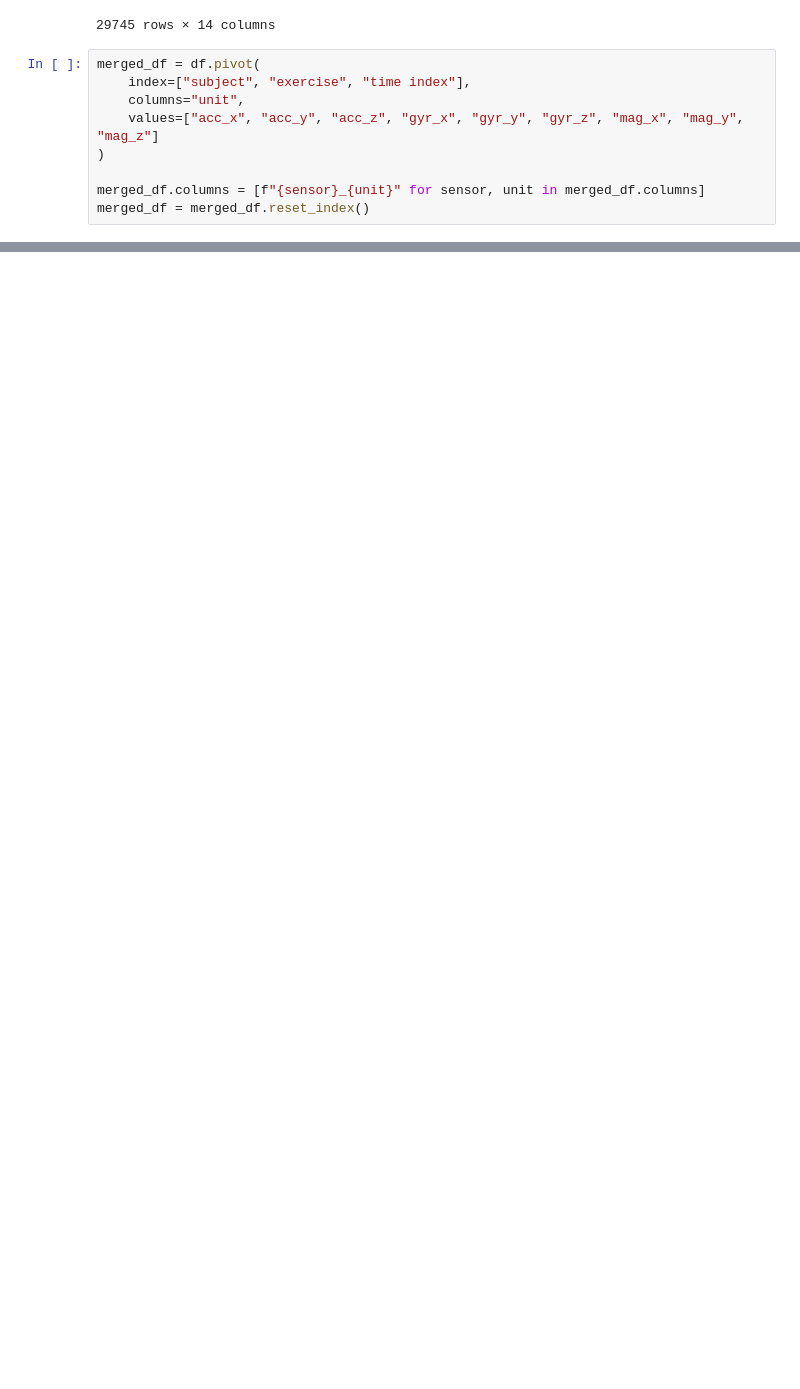
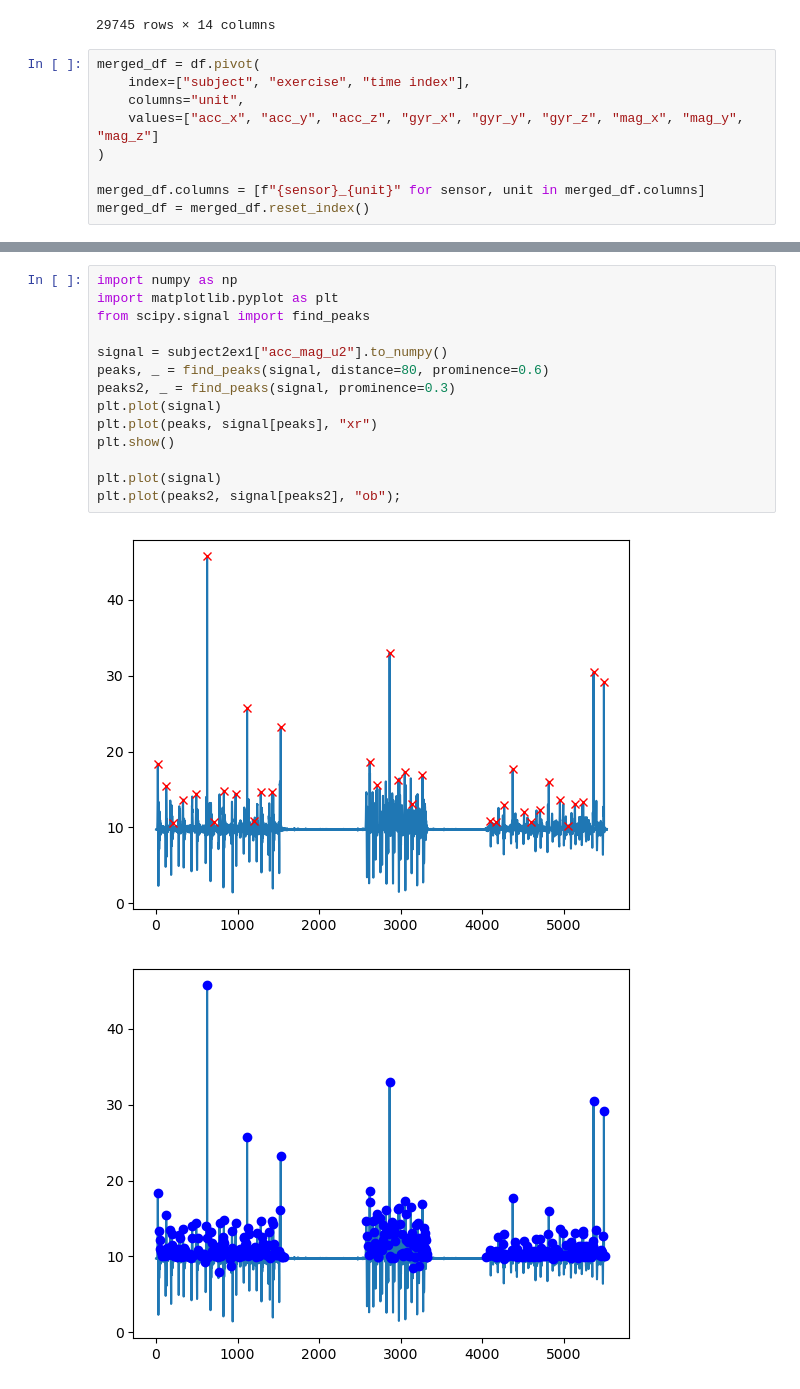
Before and after one commit to alessandrodipiano/wearable-sensor-exercise-recognition, a Jupyter notebook: notebooks/preprocessing.ipynb, the cells around one changed output, grey strips where cells are left out. Drawn from its saved outputs; the diff is of its cells as text; blank space fills up the shorter version.

Commit message:
started the peak detection for labeling but not finished

```diff
--- a/notebooks/preprocessing.ipynb
+++ b/notebooks/preprocessing.ipynb
@@ -113,0 +193,17 @@ merged_df[(merged_df['subject']=='s1') & (merged_df['exercise']=='e1') ]
+# %%
+import numpy as np
+import matplotlib.pyplot as plt
+from scipy.signal import find_peaks
+
+signal = subject2ex1["acc_mag_u2"].to_numpy()
+peaks, _ = find_peaks(signal, distance=80, prominence=0.6)
+peaks2, _ = find_peaks(signal, prominence=0.3)
+plt.plot(signal)
+plt.plot(peaks, signal[peaks], "xr")
+plt.show()
+
+plt.plot(signal)
+plt.plot(peaks2, signal[peaks2], "ob");
+# %% [output]
+[figure, added]
+[figure, added]
```
Also changed, not shown: parts of 7 cells of this notebook, 1 other file.
